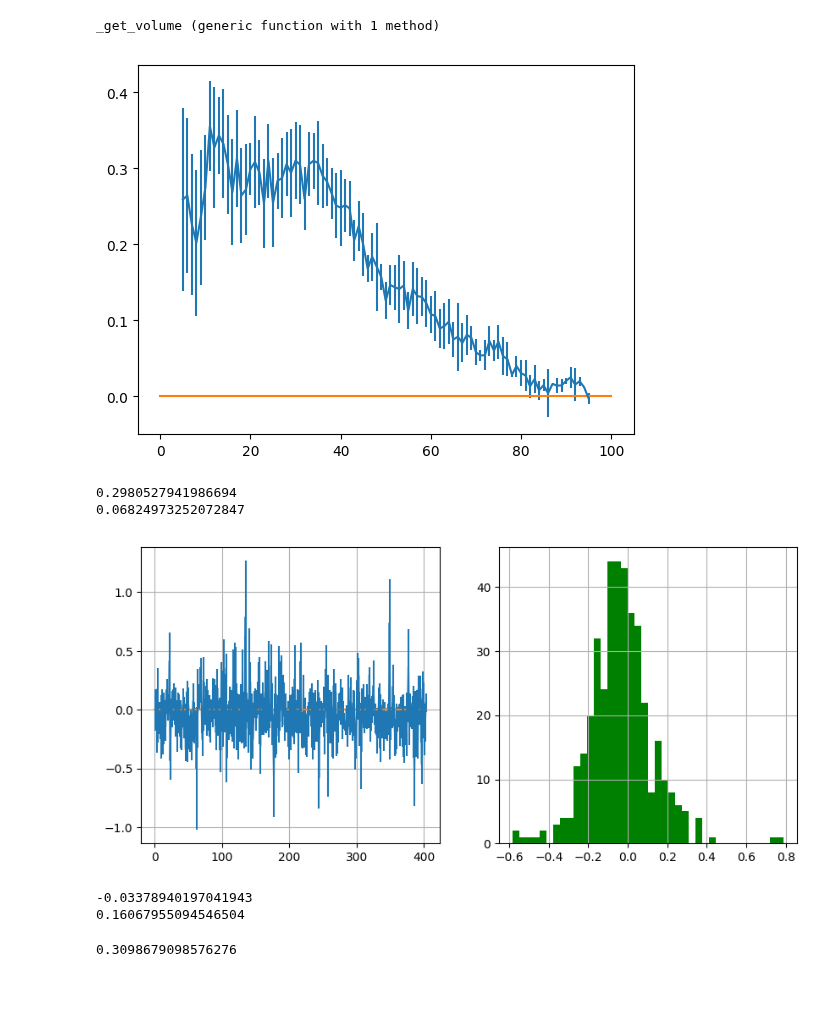
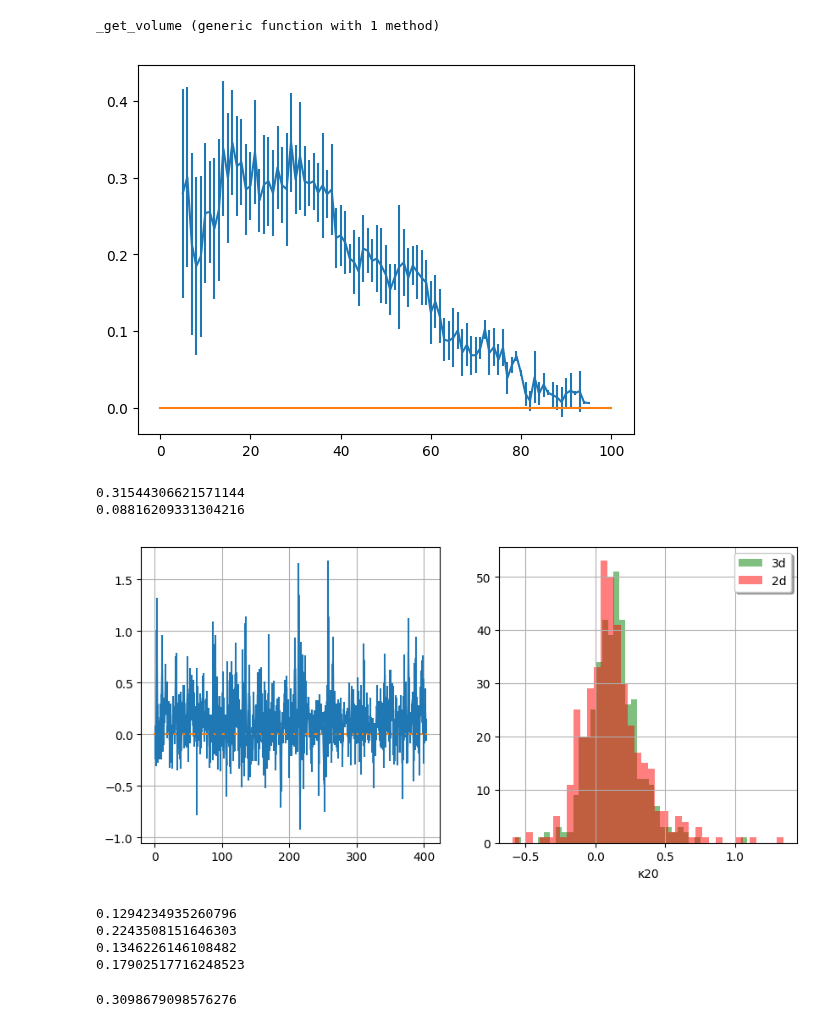
Before and after one commit to bosscha/gaia-shock, a Jupyter notebook: notebooks/analysis/mass _segregation.ipynb, the cells around one changed output. Cells and saved outputs as stored; diff of their text form; code cells hidden in the pictures; blank space fills up the shorter version.

Commit message:
updt mass segregation nb

```diff
--- a/notebooks/analysis/mass _segregation.ipynb
+++ b/notebooks/analysis/mass _segregation.ipynb
@@ -40,4 +36,7 @@ cd(wdir)
 
 #oc= CSV.read("$ocdir/NGC 6124-2.3deg-oc.csv" , delim= ";")
 oc= CSV.read("$ocdir/NGC 7086-1.0deg-oc.csv", delim= ";")
+
+## Mass Segregation type: 2d/3d
+DTYPE="2d"
 # %% [output]
@@ -340,7 +321,7 @@ _get_volume (generic function with 1 method)
 
 imass= _select_massivestars(oc[:gbar], 15)
 ns= _sample_size(length(imass), length(oc[:X]))
-y, yerr= _kappa_ms( imass, oc[:X], oc[:Y] , oc[:Z], ns, "3d", "geo")
+y, yerr= _kappa_ms( imass, oc[:X], oc[:Y] , oc[:Z], ns, DTYPE, "geo")
 println(y)
 println(yerr)
 
@@ -355,7 +336,7 @@ for perc in 5:95
     push!(percentile, perc)
      imass= _select_massivestars(oc[:gbar], perc, false)
     ns= _sample_size(length(imass), length(oc[:X]))
-    y, yerr= _kappa_ms( imass, oc[:X], oc[:Y] , oc[:Z], ns, "3d", "geo")
+    y, yerr= _kappa_ms( imass, oc[:X], oc[:Y] , oc[:Z], ns, DTYPE , "geo")
     push!(Κms, y)
     push!(errΚms, yerr)
 end
@@ -365,53 +346,64 @@ PyPlot.errorbar(percentile, Κms, yerr=errΚms)
 PyPlot.plot([0,100],[0,0])
 PyPlot.show()
 # %% [output]
-[figure, old version]
+[figure, new version]
-0.2980527941986694
-0.06824973252072847
+0.31544306621571144
+0.08816209331304216
 # %%
 ## Loop over all OCs
 
 cd(ocdir)
 files= glob("*csv")
 cd(wdir)
 
 percms= 10
 ilabel= []
-Κms= []
-errΚms= []
+Κms2d= [] ; Κms3d = []
+errΚms2d= [] ; errΚms3d= []
 i= 0
 for f in files
     i+= 1
     oc= CSV.read("$ocdir/$f" , delim= ";")
     # imass= _select_massivestars(oc[:gbar], percms)
     # ns= _sample_size(length(imass), length(oc[:X]))
     # y, yerr= _kappa_ms( imass, oc[:X], oc[:Y] , oc[:Z], ns, "3d", "geo")
-    y, yerr= _get_kappaMS(oc[:gbar],oc[:X], oc[:Y] , oc[:Z], percms, "3d", "geo", true)
-    #y= _get_Q(oc[:X], oc[:Y] , oc[:Z]) ; yerr=1
+    y, yerr= _get_kappaMS(oc[:gbar],oc[:X], oc[:Y] , oc[:Z], percms, "3d", "geo", false)
     push!(ilabel, i)
-    push!(Κms, y)
-    push!(errΚms, yerr)
+    push!(Κms3d, y)
+    push!(errΚms3d, yerr)
+
+    y, yerr= _get_kappaMS(oc[:gbar],oc[:X], oc[:Y] , oc[:Z], percms, "2d", "geo", false)
+    push!(Κms2d, y)
+    push!(errΚms2d, yerr)
+
 end
 
-println(mean(Κms))
-println(std(Κms))
+println(mean(Κms2d))
+println(std(Κms2d))
+println(mean(Κms3d))
+println(std(Κms3d))
 
 fig= PyPlot.figure(figsize=(10,10))
 
 ax= PyPlot.subplot(221)
 PyPlot.grid("on")
-PyPlot.errorbar(ilabel, Κms, yerr=errΚms)
+PyPlot.errorbar(ilabel, Κms2d, yerr=errΚms2d)
 PyPlot.plot([0,length(ilabel)],[0,0])
 
 ax= PyPlot.subplot(222)
 PyPlot.grid("on")
-PyPlot.hist(Κms , 40, density=false, facecolor="g")
+PyPlot.xlabel("κ20")
+PyPlot.hist(Κms3d , 40, density=false, facecolor="g", alpha= 0.5, label= "3d")
+PyPlot.hist(Κms2d , 40, density=false, facecolor="r", alpha= 0.5 , label= "2d")
+PyPlot.legend(loc="upper right", shadow=true)
 
 PyPlot.show()
 # %% [output]
-[figure, old version]
+[figure, new version]
--0.03378940197041943
-0.16067955094546504
+0.1294234935260796
+0.2243508151646303
+0.1346226146108482
+0.17902517716248523
 # %%
 ### Q structure factor
 _get_Q(oc[:X], oc[:Y] , oc[:Z])
```
Also changed, not shown: parts of 6 cells of this notebook, 1 other file.
